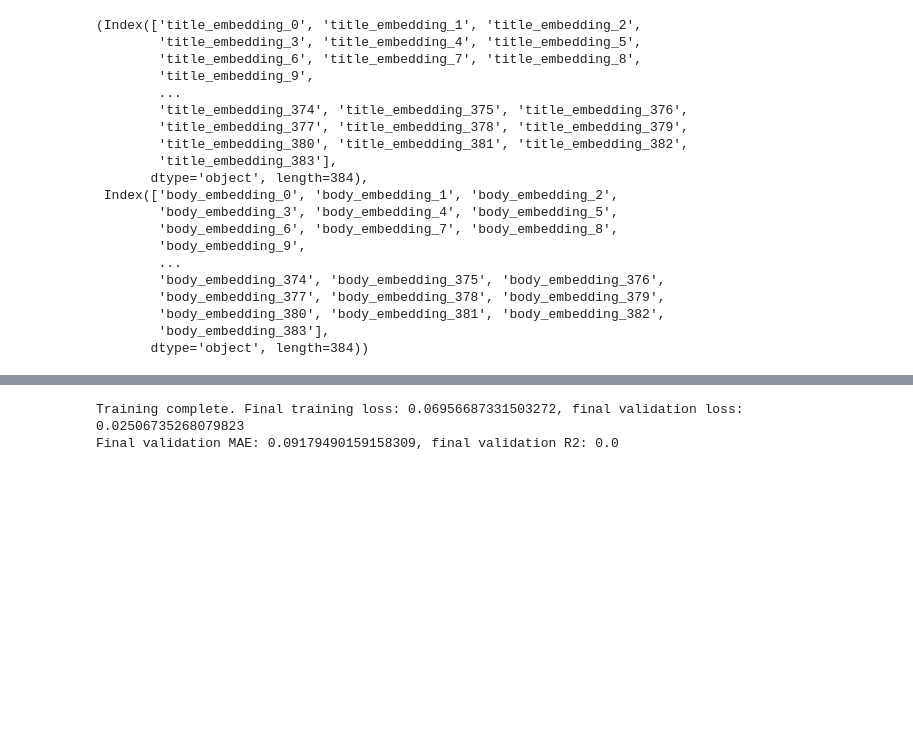
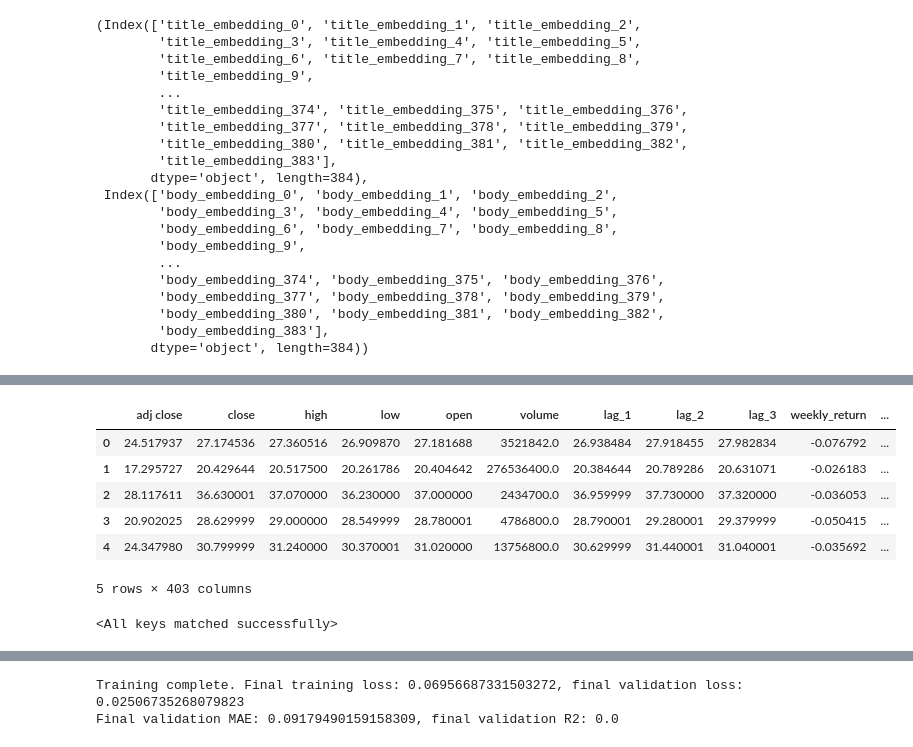
Before and after one commit to E03S/Portfolio_Optimisation, a Jupyter notebook: portfolio_optimisation/notebooks/dl.ipynb, the cells around one changed output, grey strips where cells are left out. Cells and saved outputs as stored; diff of their text form; code cells hidden in the pictures; blank space fills up the shorter version.

```diff
--- a/portfolio_optimisation/notebooks/dl.ipynb
+++ b/portfolio_optimisation/notebooks/dl.ipynb
@@ -255,6 +215,16 @@ targets_std = targets.std()
 targets_normalized = normalize(targets, targets_mean, targets_std)
 features_mean, features_std = combined_features.mean(axis=0), combined_features.std(axis=0)
 features_normalized = normalize(combined_features, features_mean, features_std)
+# %%
+df_merged[columns_to_test].head()
+# %% [output]
+|  | adj close | close | high | low | open | volume | lag_1 | lag_2 | lag_3 | weekly_return | ... |
+| 0 | 24.517937 | 27.174536 | 27.360516 | 26.909870 | 27.181688 | 3521842.0 | 26.938484 | 27.918455 | 27.982834 | -0.076792 | ... |
+| 1 | 17.295727 | 20.429644 | 20.517500 | 20.261786 | 20.404642 | 276536400.0 | 20.384644 | 20.789286 | 20.631071 | -0.026183 | ... |
+| 2 | 28.117611 | 36.630001 | 37.070000 | 36.230000 | 37.000000 | 2434700.0 | 36.959999 | 37.730000 | 37.320000 | -0.036053 | ... |
+| 3 | 20.902025 | 28.629999 | 29.000000 | 28.549999 | 28.780001 | 4786800.0 | 28.790001 | 29.280001 | 29.379999 | -0.050415 | ... |
+| 4 | 24.347980 | 30.799999 | 31.240000 | 30.370001 | 31.020000 | 13756800.0 | 30.629999 | 31.440001 | 31.040001 | -0.035692 | ... |
+5 rows × 403 columns
 # %%
 train_features, val_features, train_targets, val_targets = train_test_split(features_normalized, targets_normalized, test_size=0.2, random_state=42)
 train_dataset = StockDataset(train_features, train_targets)
@@ -303,0 +234,10 @@ class StockPredictor(nn.Module):
+# %%
+input_dim = train_features.size(1)
+hidden_dim = 128
+num_layers = 2
+output_dim = 1
+model = StockPredictor(input_dim, hidden_dim, num_layers, output_dim)
+
+model.load_state_dict(torch.load('../models/dl_average_pooling.pt', map_location=torch.device('cpu'), weights_only=True))
+# %% [output]
+<All keys matched successfully>
```
Also changed, not shown: parts of 11 cells of this notebook, 7 other files.
